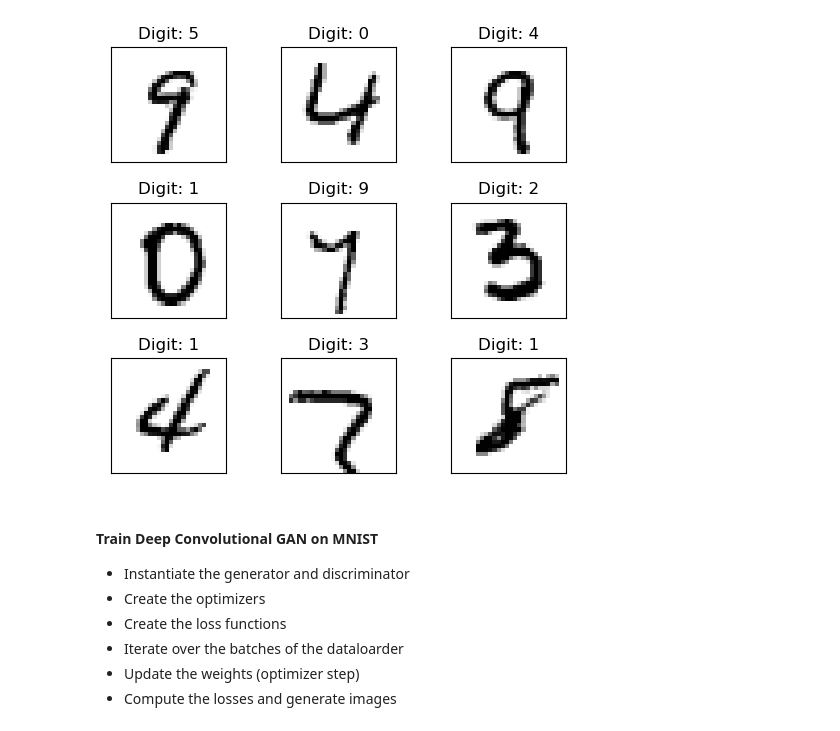
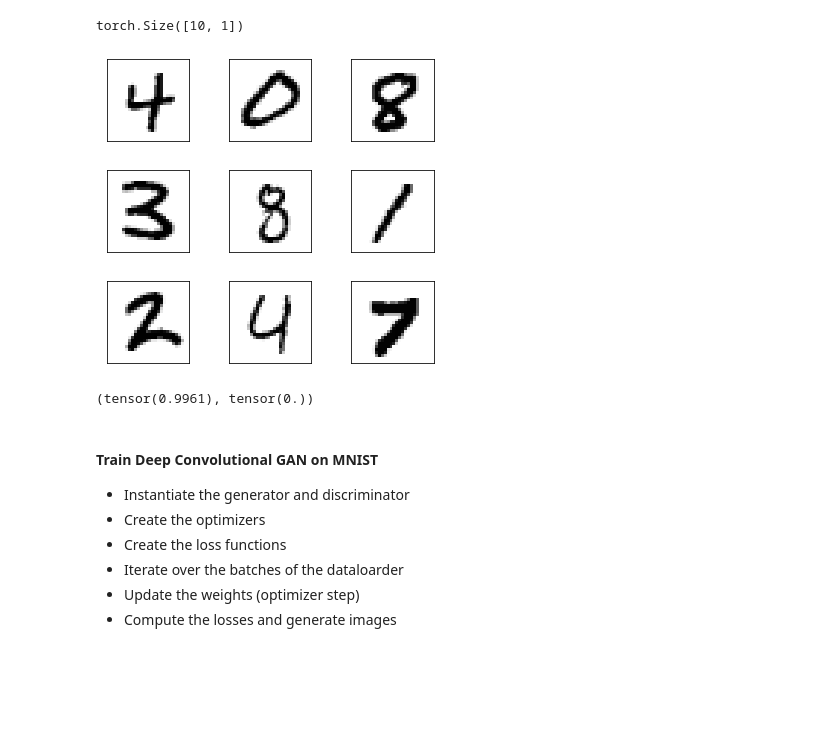
Before and after one commit to dbuos/machine-learning-samples, a Jupyter notebook: DeepConvGAN/deep_conv_gan_mnist.ipynb, the cells around one changed output. Drawn from its saved outputs; the diff is of its cells as text; code cells hidden in the pictures; blank space fills up the shorter version.

```diff
--- a/DeepConvGAN/deep_conv_gan_mnist.ipynb
+++ b/DeepConvGAN/deep_conv_gan_mnist.ipynb
@@ -53,3 +6,8 @@ class Generator(Module):
+# %%
+imgf = Generator()(torch.randn(10, 100,1,1))
+Discriminator()(imgf).shape
+# %% [output]
+torch.Size([10, 1])
 # %%
 from torchvision.datasets import MNIST
 from torch.utils.data import DataLoader
@@ -69,20 +28,16 @@ batch_size = 32
 train_loader = DataLoader(train_dataset, batch_size=batch_size, shuffle=True, num_workers=20)
 test_loader = DataLoader(test_dataset, batch_size=batch_size, shuffle=True, num_workers=20)
-# %%
-#show some images
-import matplotlib.pyplot as plt
-import numpy as np
-batch_imgs, batch_labels = next(iter(train_loader))
-plt.figure(figsize=(5,5))
-for i in range(9):
-    plt.subplot(3,3,i+1)
-    plt.tight_layout()
-    plt.imshow(batch_imgs[i].view(28,28), cmap='binary', interpolation='none')
-    plt.title("Digit: {}".format(train_dataset[i][1]))
-    plt.xticks([])
-    plt.yticks([])
-# %% [output]
-[figure, removed]
+# %%
+#show some images
+from utils_gen import plot_images
+plot_images(train_loader)
+# %% [output]
+[figure, added]
+# %%
+nn.Tanh()(torch.tensor(-10))
+#6013383838
+# %% [output]
+(tensor(0.9961), tensor(0.))
 # %%
 def sample_from_latent(n_samples):
     return torch.randn(size=(n_samples, 100, 1, 1))
```
Also changed, not shown: parts of 16 cells of this notebook, 3 other files.
